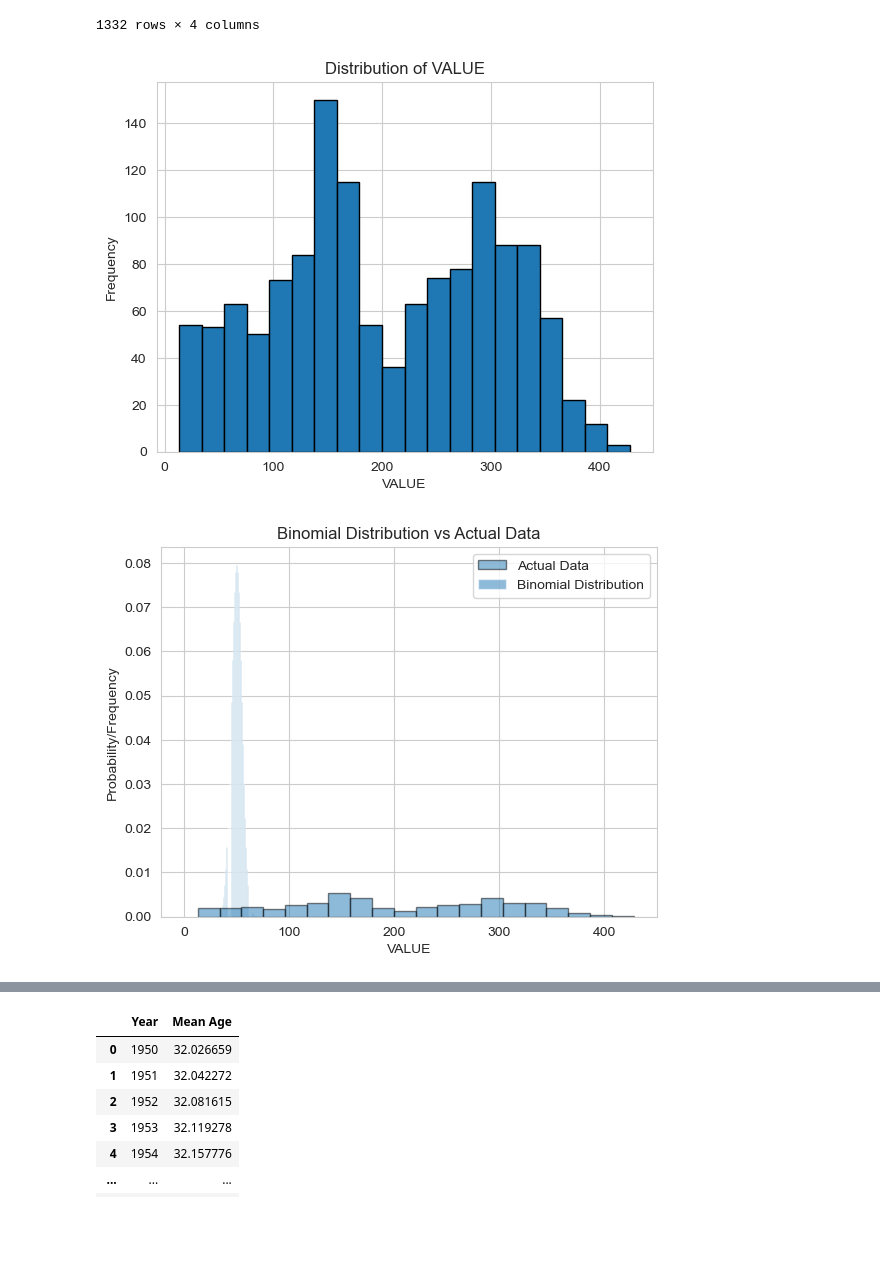
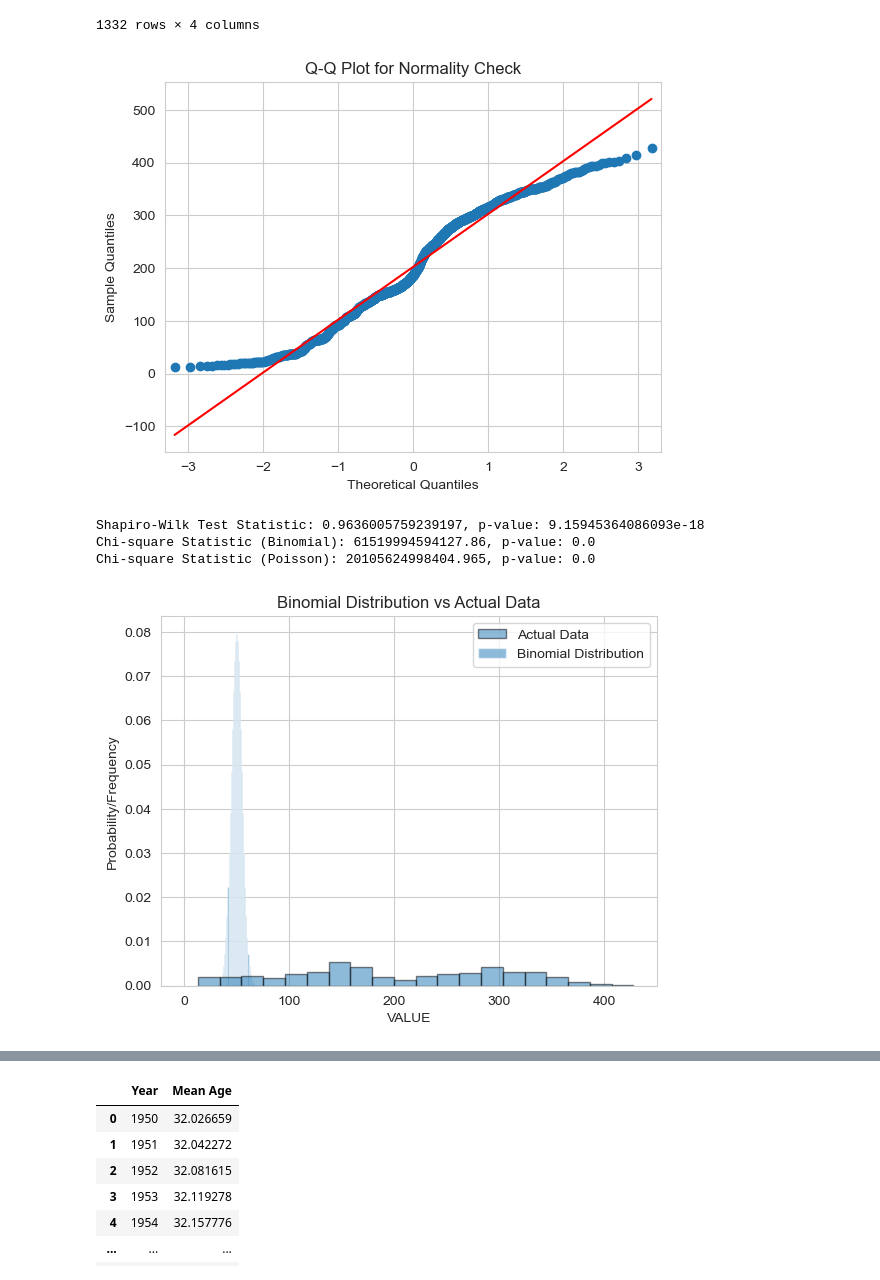
Before and after one commit to IlliaFadieiev/CA1, a Jupyter notebook: CA_main.ipynb, the cells around one changed output, grey strips where cells are left out. Cells and saved outputs as stored; diff of their text form; code cells hidden in the pictures; blank space fills up the shorter version.

```diff
--- a/CA_main.ipynb
+++ b/CA_main.ipynb
@@ -733,39 +736,64 @@ df
 | 4399 | 2023 | 85 years and over | 87.1 | 92.5 |
 1332 rows × 4 columns
 # %%
-plt.hist(df['VALUE'], bins=20, edgecolor='black')
-plt.title('Distribution of VALUE')
-plt.xlabel('VALUE')
-plt.ylabel('Frequency')
+sm.qqplot(df['VALUE'], line='s')
+plt.title('Q-Q Plot for Normality Check')
 plt.show()
+
+stat, p_value = shapiro(df['VALUE'])
+print(f"Shapiro-Wilk Test Statistic: {stat}, p-value: {p_value}")
 
 n = 100
 p = 0.5
+x = np.arange(0, max(df['VALUE']) + 2)
+binomial_dist = binom(n, p)
+binomial_pmf = binomial_dist.pmf(x[:-1])
 
-binomial_dist = binom(n, p)
-x = np.arange(0, max(df['VALUE']) + 1)
-binomial_pmf = binomial_dist.pmf(x)
+binomial_pmf_normalized = binomial_pmf / binomial_pmf.sum()
 
-plt.bar(x, binomial_pmf, label='Binomial Distribution', alpha=0.5)
+observed_counts, _ = np.histogram(df['VALUE'], bins=x)
+expected_counts_binomial = binomial_pmf_normalized * len(df['VALUE'])
+
+epsilon = 1e-10
+expected_counts_binomial += epsilon
+
+chi2_stat_binomial, p_value_binomial = chisquare(f_obs=observed_counts, f_exp=expected_counts_binomial)
+
+print(f"Chi-square Statistic (Binomial): {chi2_stat_binomial}, p-value: {p_value_binomial}")
+
+
+lambda_est = df['VALUE'].mean()
+poisson_pmf = poisson.pmf(x[:-1], lambda_est)
+
+poisson_pmf_normalized = poisson_pmf / poisson_pmf.sum()
+
+expected_counts_poisson = poisson_pmf_normalized * len(df['VALUE'])
+
+expected_counts_poisson += epsilon
+
+chi2_stat_poisson, p_value_poisson = chisquare(f_obs=observed_counts, f_exp=expected_counts_poisson)
+
+print(f"Chi-square Statistic (Poisson): {chi2_stat_poisson}, p-value: {p_value_poisson}")
+
+plt.bar(x[:-1], binomial_pmf_normalized, width=np.diff(x), label='Binomial Distribution', alpha=0.5)
 plt.hist(df['VALUE'], bins=20, density=True, edgecolor='black', label='Actual Data', alpha=0.5)
 plt.title('Binomial Distribution vs Actual Data')
 plt.xlabel('VALUE')
 plt.ylabel('Probability/Frequency')
 plt.legend()
 plt.show()
 
-lambda_est = df['VALUE'].mean()
-
-poisson_pmf = poisson.pmf(x, lambda_est)
-
-plt.bar(x, poisson_pmf, label='Poisson Distribution', alpha=0.5)
+plt.bar(x[:-1], poisson_pmf_normalized, width=np.diff(x), label='Poisson Distribution', alpha=0.5)
 plt.hist(df['VALUE'], bins=20, density=True, edgecolor='black', label='Actual Data', alpha=0.5)
 plt.title('Poisson Distribution vs Actual Data')
 plt.xlabel('VALUE')
 plt.ylabel('Probability/Frequency')
 plt.legend()
 plt.show()
 # %% [output]
-[figure, old version]
+[figure, new version]
+Shapiro-Wilk Test Statistic: 0.9636005759239197, p-value: 9.15945364086093e-18
+Chi-square Statistic (Binomial): 61519994594127.86, p-value: 0.0
+Chi-square Statistic (Poisson): 20105624998404.965, p-value: 0.0
-[figure, old version]
+[figure, new version]
 [figure]
```
Also changed, not shown: parts of 36 cells of this notebook, 4 other files.
